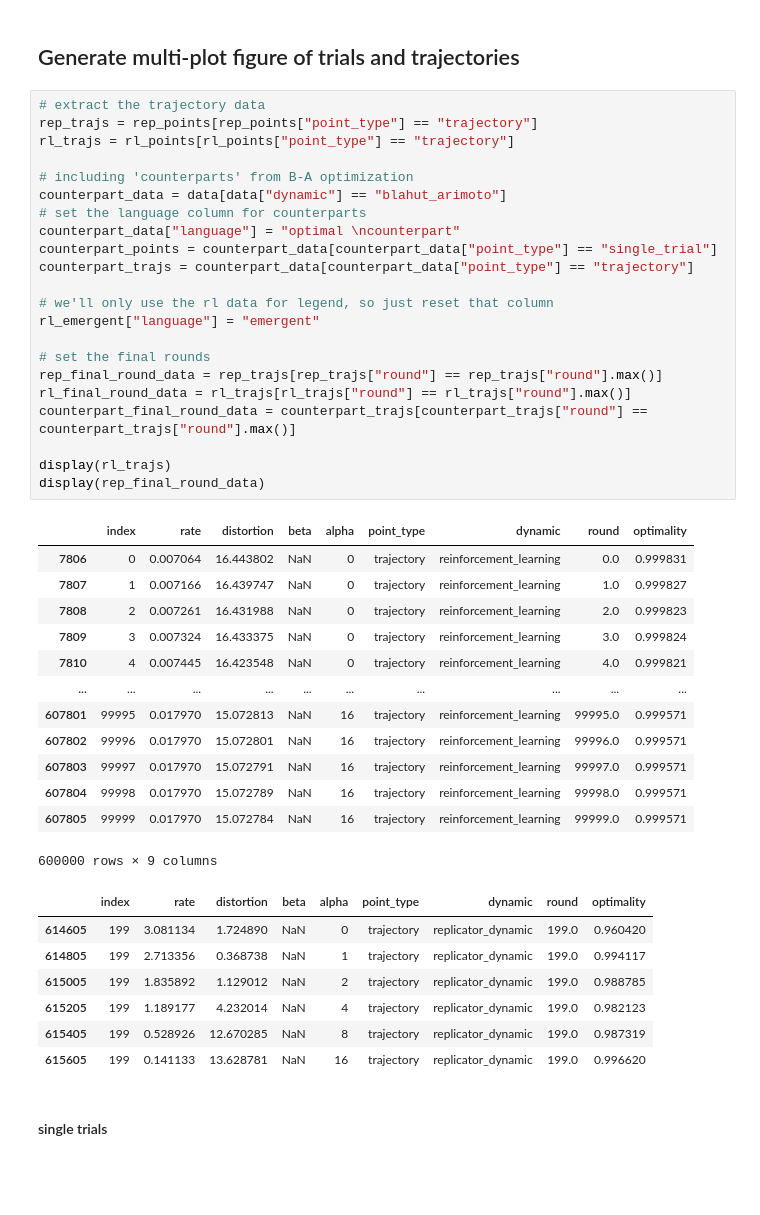
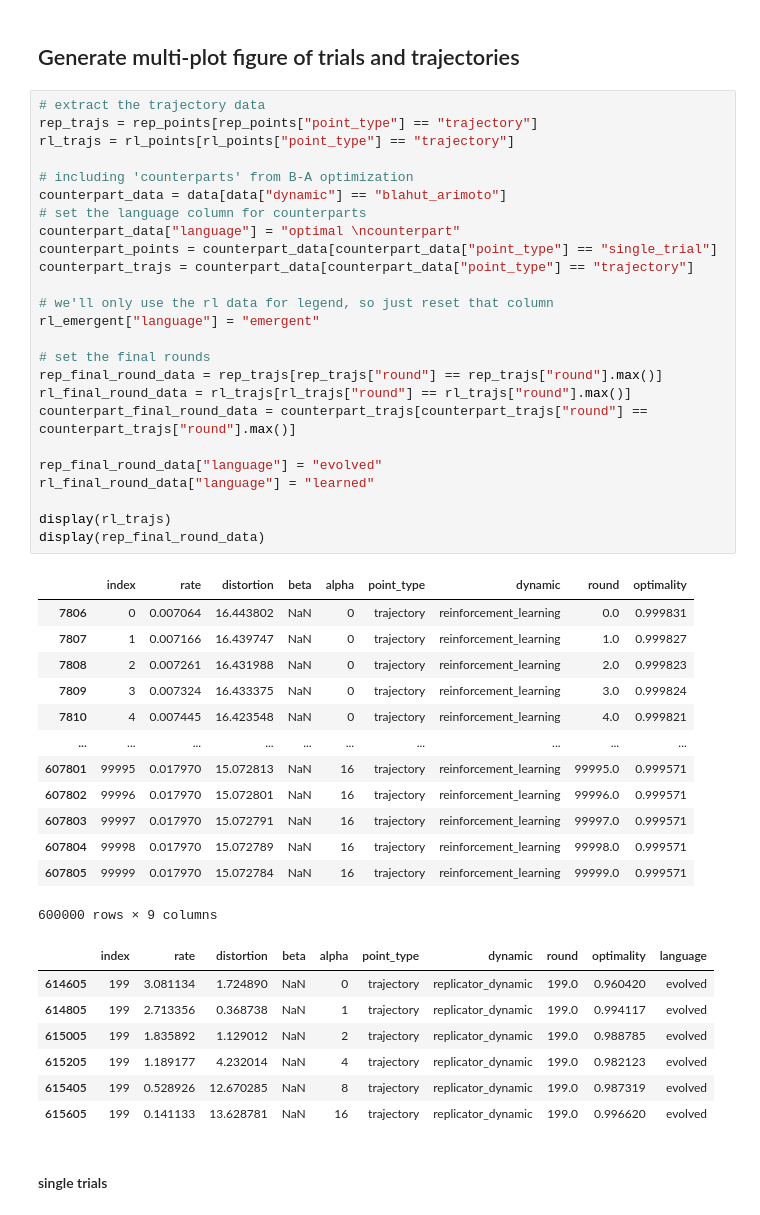
Before and after one commit to nathimel/rdsg, a Jupyter notebook: src/notebooks/paper_figures.ipynb, the cells around one changed output. Saved outputs shown, nothing was run; the diff lists cells and outputs as text; blank space fills up the shorter version.

```diff
--- a/src/notebooks/paper_figures.ipynb
+++ b/src/notebooks/paper_figures.ipynb
@@ -293,40 +293,43 @@ rl_trajs = rl_points[rl_points["point_type"] == "trajectory"]
 counterpart_data = data[data["dynamic"] == "blahut_arimoto"]
 # set the language column for counterparts
 counterpart_data["language"] = "optimal \ncounterpart"
 counterpart_points = counterpart_data[counterpart_data["point_type"] == "single_trial"]
 counterpart_trajs = counterpart_data[counterpart_data["point_type"] == "trajectory"]
 
 # we'll only use the rl data for legend, so just reset that column
 rl_emergent["language"] = "emergent"
 
 # set the final rounds
 rep_final_round_data = rep_trajs[rep_trajs["round"] == rep_trajs["round"].max()]
 rl_final_round_data = rl_trajs[rl_trajs["round"] == rl_trajs["round"].max()]
 counterpart_final_round_data = counterpart_trajs[counterpart_trajs["round"] == counterpart_trajs["round"].max()]
 
+rep_final_round_data["language"] = "evolved"
+rl_final_round_data["language"] = "learned"
+
 display(rl_trajs)
 display(rep_final_round_data)
 # %% [output]
 |  | index | rate | distortion | beta | alpha | point_type | dynamic | round | optimality |
 | 7806 | 0 | 0.007064 | 16.443802 | NaN | 0 | trajectory | reinforcement_learning | 0.0 | 0.999831 |
 | 7807 | 1 | 0.007166 | 16.439747 | NaN | 0 | trajectory | reinforcement_learning | 1.0 | 0.999827 |
 | 7808 | 2 | 0.007261 | 16.431988 | NaN | 0 | trajectory | reinforcement_learning | 2.0 | 0.999823 |
 | 7809 | 3 | 0.007324 | 16.433375 | NaN | 0 | trajectory | reinforcement_learning | 3.0 | 0.999824 |
 | 7810 | 4 | 0.007445 | 16.423548 | NaN | 0 | trajectory | reinforcement_learning | 4.0 | 0.999821 |
 | ... | ... | ... | ... | ... | ... | ... | ... | ... | ... |
 | 607801 | 99995 | 0.017970 | 15.072813 | NaN | 16 | trajectory | reinforcement_learning | 99995.0 | 0.999571 |
 | 607802 | 99996 | 0.017970 | 15.072801 | NaN | 16 | trajectory | reinforcement_learning | 99996.0 | 0.999571 |
 | 607803 | 99997 | 0.017970 | 15.072791 | NaN | 16 | trajectory | reinforcement_learning | 99997.0 | 0.999571 |
 | 607804 | 99998 | 0.017970 | 15.072789 | NaN | 16 | trajectory | reinforcement_learning | 99998.0 | 0.999571 |
 | 607805 | 99999 | 0.017970 | 15.072784 | NaN | 16 | trajectory | reinforcement_learning | 99999.0 | 0.999571 |
 600000 rows × 9 columns
-|  | index | rate | distortion | beta | alpha | point_type | dynamic | round | optimality |
-| 614605 | 199 | 3.081134 | 1.724890 | NaN | 0 | trajectory | replicator_dynamic | 199.0 | 0.960420 |
-| 614805 | 199 | 2.713356 | 0.368738 | NaN | 1 | trajectory | replicator_dynamic | 199.0 | 0.994117 |
-| 615005 | 199 | 1.835892 | 1.129012 | NaN | 2 | trajectory | replicator_dynamic | 199.0 | 0.988785 |
-| 615205 | 199 | 1.189177 | 4.232014 | NaN | 4 | trajectory | replicator_dynamic | 199.0 | 0.982123 |
-| 615405 | 199 | 0.528926 | 12.670285 | NaN | 8 | trajectory | replicator_dynamic | 199.0 | 0.987319 |
-| 615605 | 199 | 0.141133 | 13.628781 | NaN | 16 | trajectory | replicator_dynamic | 199.0 | 0.996620 |
+|  | index | rate | distortion | beta | alpha | point_type | dynamic | round | optimality | language |
+| 614605 | 199 | 3.081134 | 1.724890 | NaN | 0 | trajectory | replicator_dynamic | 199.0 | 0.960420 | evolved |
+| 614805 | 199 | 2.713356 | 0.368738 | NaN | 1 | trajectory | replicator_dynamic | 199.0 | 0.994117 | evolved |
+| 615005 | 199 | 1.835892 | 1.129012 | NaN | 2 | trajectory | replicator_dynamic | 199.0 | 0.988785 | evolved |
+| 615205 | 199 | 1.189177 | 4.232014 | NaN | 4 | trajectory | replicator_dynamic | 199.0 | 0.982123 | evolved |
+| 615405 | 199 | 0.528926 | 12.670285 | NaN | 8 | trajectory | replicator_dynamic | 199.0 | 0.987319 | evolved |
+| 615605 | 199 | 0.141133 | 13.628781 | NaN | 16 | trajectory | replicator_dynamic | 199.0 | 0.996620 | evolved |
 # %% [markdown]
 #### single trials
 # %%
```
Also changed, not shown: parts of 6 cells of this notebook, 15 other files.
